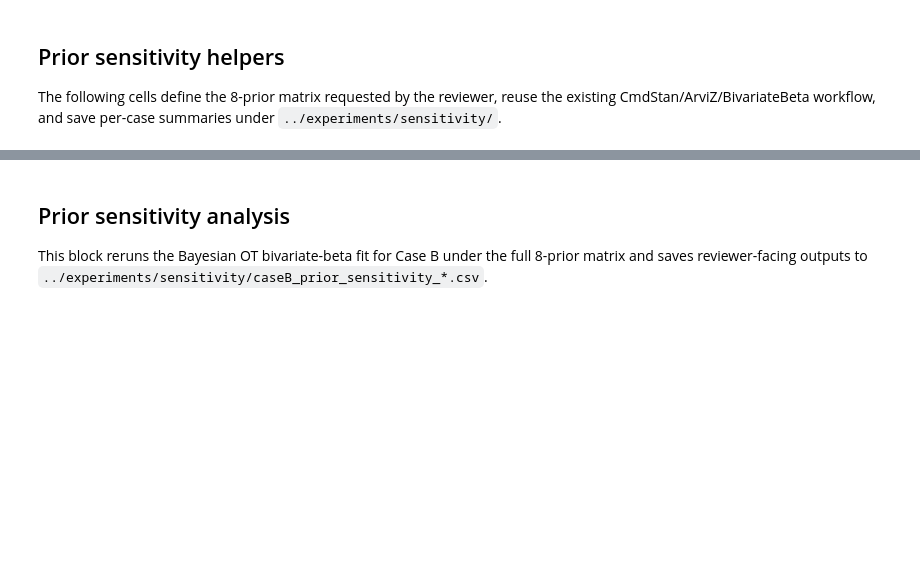
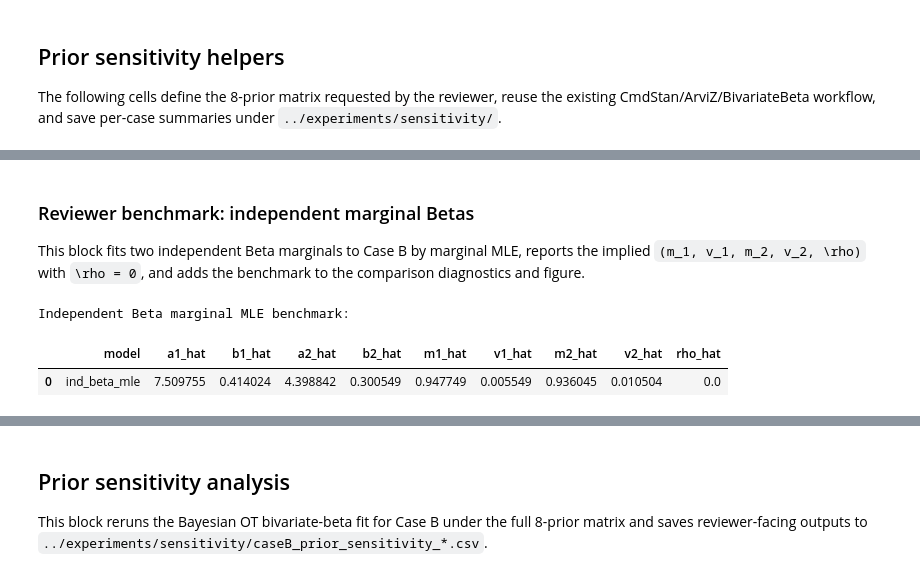
Before and after one commit to lucasmoschen/bivariate-beta, a Jupyter notebook: notebooks/real_data.ipynb, the cells around one changed output, grey strips where cells are left out. Drawn from its saved outputs; the diff is of its cells as text; code cells hidden in the pictures; blank space fills up the shorter version.

```diff
--- a/notebooks/real_data.ipynb
+++ b/notebooks/real_data.ipynb
@@ -1544,2 +1643,72 @@ results['mle']['tail'] = {
+# %% [markdown]
+### Reviewer benchmark: independent marginal Betas
+
+This block fits two independent Beta marginals to Case B by marginal MLE, reports the implied `(m_1, v_1, m_2, v_2, \rho)` with `\rho = 0`, and adds the benchmark to the comparison diagnostics and figure.
+# %%
+caseB_model_order = ['beta_bayes', 'ind_beta_mle', 'bln_bayes', 'mom_closed', 'mom_nls', 'mle']
+
+ind_beta_boot_params = independent_beta_bootstrap_mle(x, y, B=B_BOOT, seed=2032126)
+ind_beta_mle_hat = fit_independent_beta_mle(x, y)
+ind_beta_moment_draws = independent_beta_ppc_moments_from_bootstrap(
+    ind_beta_boot_params,
+    n_obs=len(x),
+    take=min(500, len(ind_beta_boot_params)),
+    seed=2032127,
+)
+
+_, loo_scores_ind_beta = loo_logscore_independent_beta(x, y, seed=654321, B=50)
+results['ind_beta_mle'] = {
+    'elpd': {
+        'elpd_loo': float(loo_scores_ind_beta.sum()),
+        'se': float(loo_scores_ind_beta.std(ddof=1) / np.sqrt(len(loo_scores_ind_beta))),
+        'p_loo': None,
+        'loo_i': loo_scores_ind_beta,
+    },
+    'moments': {},
+    'params': ind_beta_mle_hat,
+}
+
+Z, mu_ind_beta, sd_ind_beta = z_scores_from_moment_draws(ind_beta_moment_draws, obs_mom)
+results['ind_beta_mle']['moments'] = {
+    'Z': Z,
+    'mean': mu_ind_beta,
+    'sd': sd_ind_beta,
+}
+
+p_tail_draws = tail_from_independent_beta_bootstrap(
+    ind_beta_boot_params,
+    thr=0.9,
+    take=min(1000, len(ind_beta_boot_params)),
+    seed=2032128,
+)
+results['ind_beta_mle']['tail'] = {
+    'p_mean': float(p_tail_draws.mean()),
+    'p_sd': float(p_tail_draws.std(ddof=1)),
+    'p_draws': p_tail_draws,
+}
+
+a1_hat, b1_hat, a2_hat, b2_hat = ind_beta_mle_hat
+m1_hat, v1_hat = beta_mean_var(a1_hat, b1_hat)
+m2_hat, v2_hat = beta_mean_var(a2_hat, b2_hat)
+ind_beta_summary_df = pd.DataFrame([
+    {
+        'model': 'ind_beta_mle',
+        'a1_hat': a1_hat,
+        'b1_hat': b1_hat,
+        'a2_hat': a2_hat,
+        'b2_hat': b2_hat,
+        'm1_hat': m1_hat,
+        'v1_hat': v1_hat,
+        'm2_hat': m2_hat,
+        'v2_hat': v2_hat,
+        'rho_hat': 0.0,
+    }
+])
+print('Independent Beta marginal MLE benchmark:')
+display(ind_beta_summary_df.round(6))
+# %% [output]
+Independent Beta marginal MLE benchmark:
+|  | model | a1_hat | b1_hat | a2_hat | b2_hat | m1_hat | v1_hat | m2_hat | v2_hat | rho_hat |
+| 0 | ind_beta_mle | 7.509755 | 0.414024 | 4.398842 | 0.300549 | 0.947749 | 0.005549 | 0.936045 | 0.010504 | 0.0 |
 # %%
 ind_tail = tail_event_indicators(x, y, thr=0.9).astype(int)
```
Also changed, not shown: parts of 9 cells of this notebook, 2 other files.
